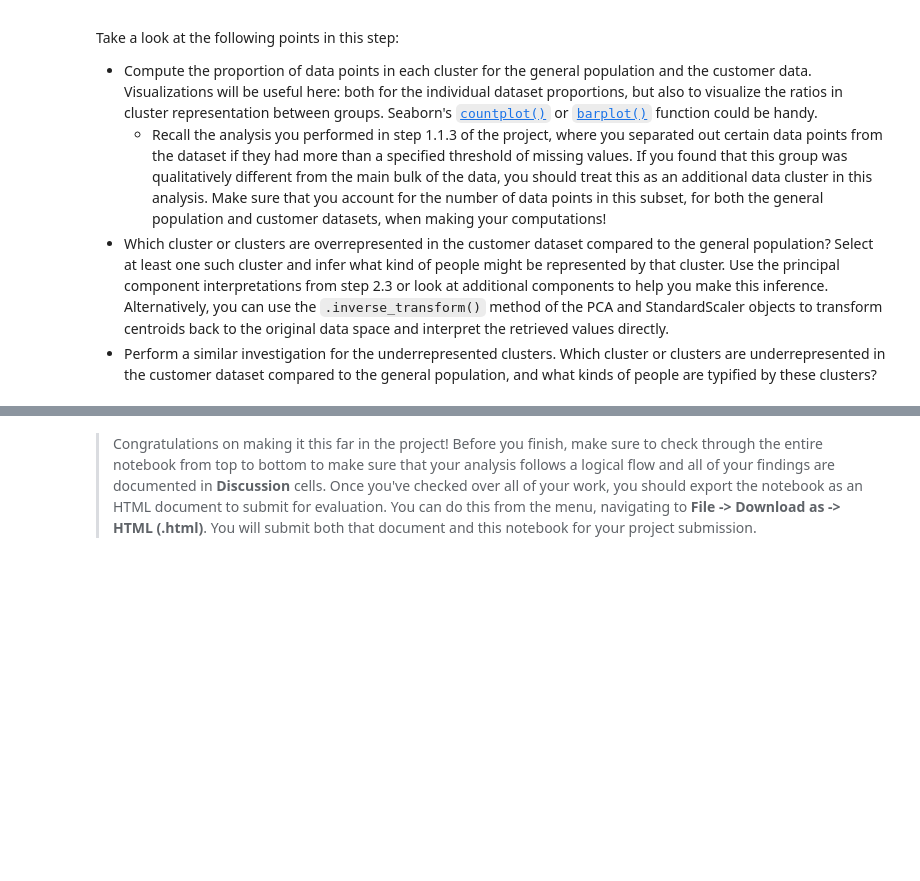
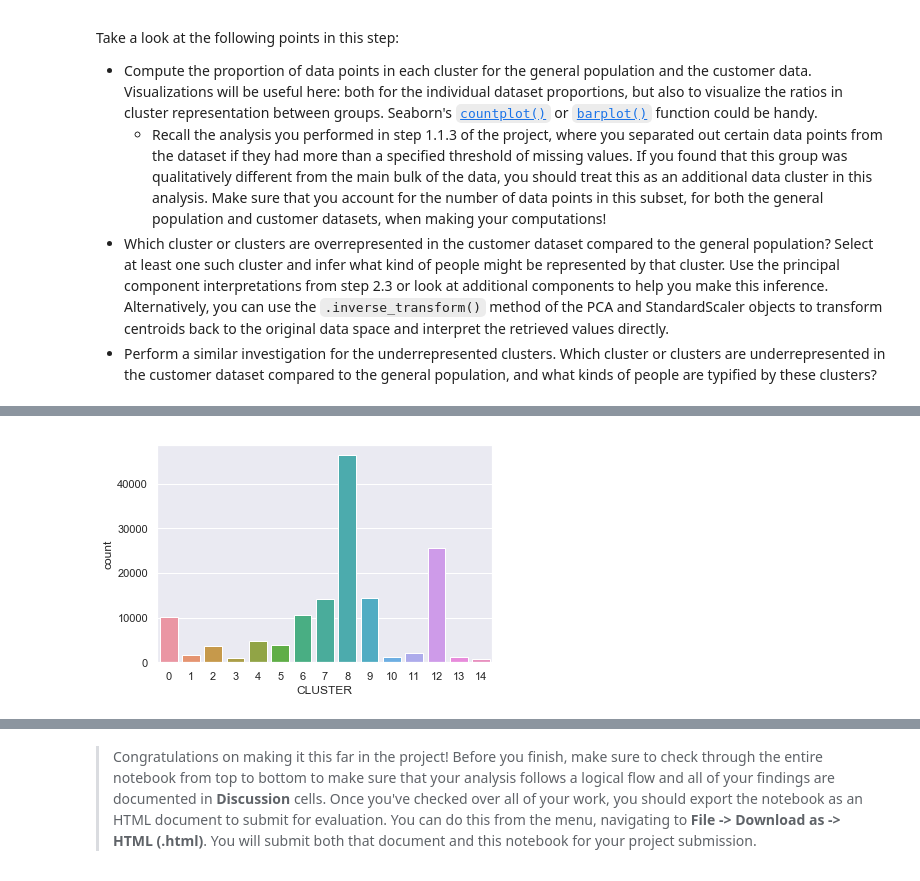
Before and after one commit to deepumons/data-scientist-nd, a Jupyter notebook: p3_customer_segments/Identify_Customer_Segments.ipynb, the cells around one changed output, grey strips where cells are left out. Cells and saved outputs as stored; diff of their text form; code cells hidden in the pictures; blank space fills up the shorter version.

```diff
--- a/p3_customer_segments/Identify_Customer_Segments.ipynb
+++ b/p3_customer_segments/Identify_Customer_Segments.ipynb
@@ -880,3 +1127,12 @@ customers =
+# %%
+# Apply PCA to the data.
+
+customers_pca = pca.transform(customers_scaled)
+# %%
+# Re-fit the k-means model with the selected number of clusters and obtain
+# cluster predictions for the general population demographics data.
+
+customers_preds = clusterer.predict(customers_pca)
 # %% [markdown]
 ### Step 3.3: Compare Customer Data to Demographics Data
 
@@ -895,0 +1176,5 @@ Take a look at the following points in this step:
+# %%
+sns.set(style="darkgrid")
+ax = sns.countplot(x="CLUSTER", data=customers_preds_df)
+# %% [output]
+[figure, added]
```
Also changed, not shown: parts of 47 cells of this notebook, 1 other file.
